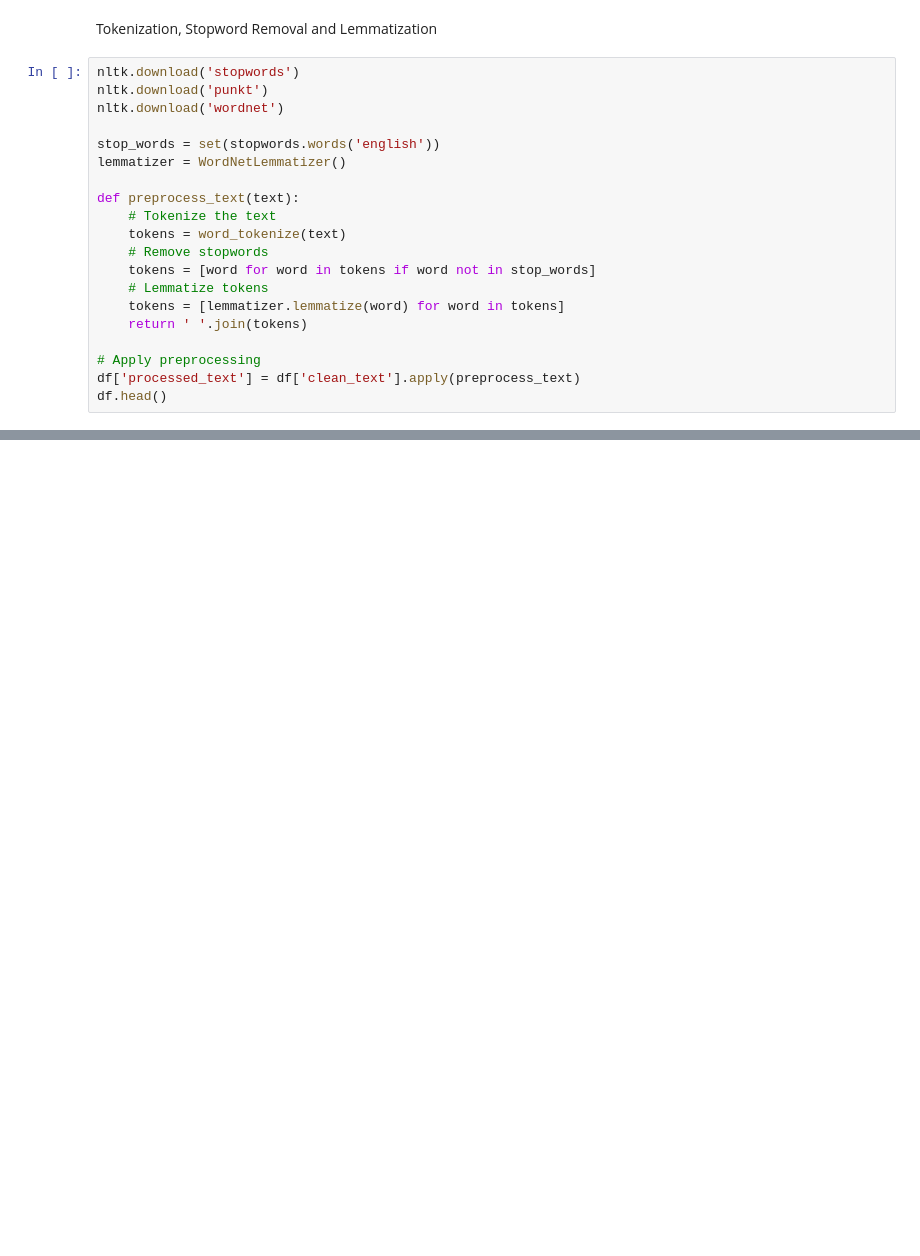
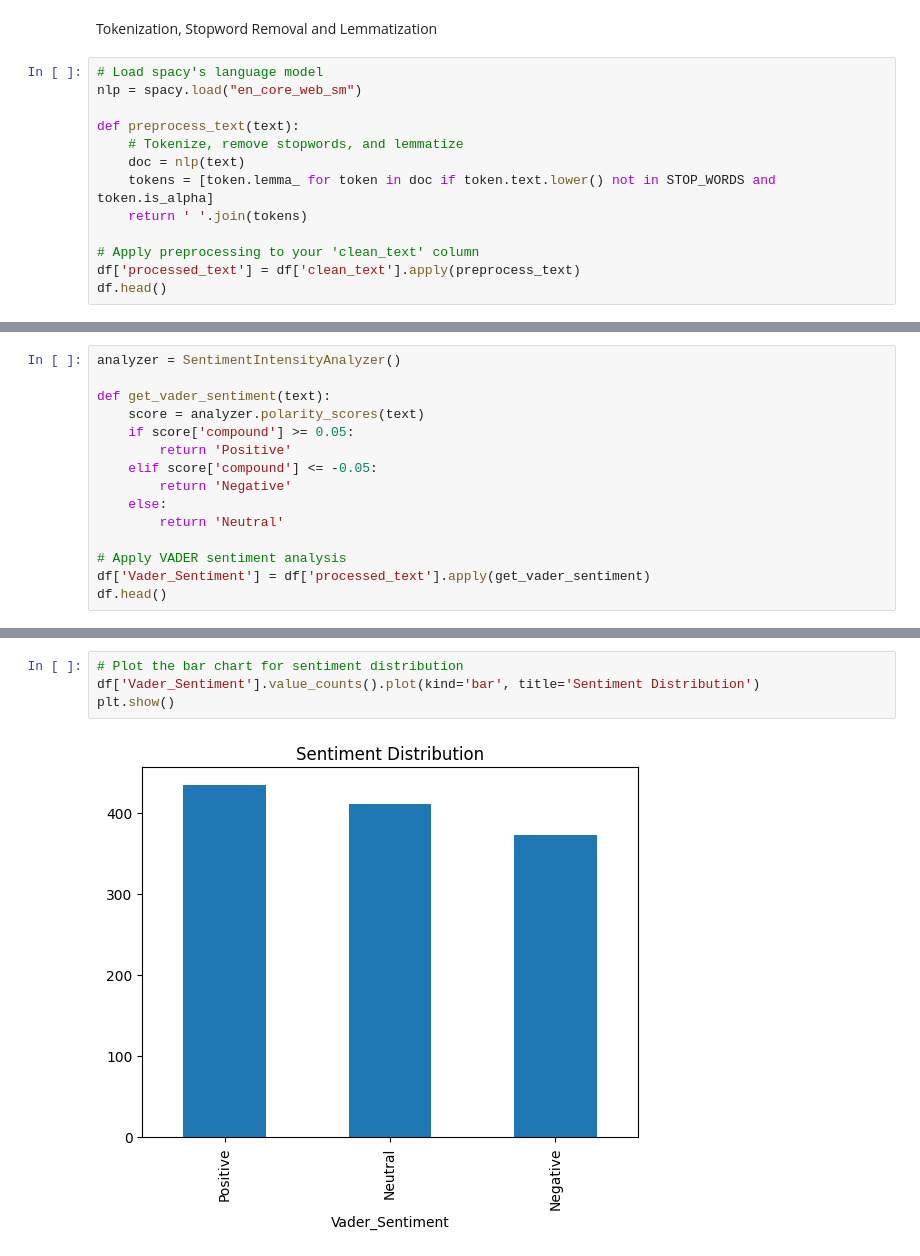
Before and after one commit to data-driven-news/X-sentiment-analysis, a Jupyter notebook: student.ipynb, the cells around one changed output, grey strips where cells are left out. Drawn from its saved outputs; the diff is of its cells as text; blank space fills up the shorter version.

Commit message:
Finishing sentiment check

```diff
--- a/student.ipynb
+++ b/student.ipynb
@@ -106,23 +119,16 @@ df['clean_text'] = df['Text'].apply(clean_text)
 # %% [markdown]
 Tokenization, Stopword Removal and Lemmatization
 # %%
-nltk.download('stopwords')
-nltk.download('punkt')
-nltk.download('wordnet')
-
-stop_words = set(stopwords.words('english'))
-lemmatizer = WordNetLemmatizer()
+# Load spacy's language model
+nlp = spacy.load("en_core_web_sm")
 
 def preprocess_text(text):
-    # Tokenize the text
-    tokens = word_tokenize(text)
-    # Remove stopwords
-    tokens = [word for word in tokens if word not in stop_words]
-    # Lemmatize tokens
-    tokens = [lemmatizer.lemmatize(word) for word in tokens]
+    # Tokenize, remove stopwords, and lemmatize
+    doc = nlp(text)
+    tokens = [token.lemma_ for token in doc if token.text.lower() not in STOP_WORDS and token.is_alpha]
     return ' '.join(tokens)
 
-# Apply preprocessing
+# Apply preprocessing to your 'clean_text' column
 df['processed_text'] = df['clean_text'].apply(preprocess_text)
 df.head()
 # %% [output]
@@ -141,0 +143,15 @@ LookupError:
+# %%
+analyzer = SentimentIntensityAnalyzer()
+
+def get_vader_sentiment(text):
+    score = analyzer.polarity_scores(text)
+    if score['compound'] >= 0.05:
+        return 'Positive'
+    elif score['compound'] <= -0.05:
+        return 'Negative'
+    else:
+        return 'Neutral'
+
+# Apply VADER sentiment analysis
+df['Vader_Sentiment'] = df['processed_text'].apply(get_vader_sentiment)
+df.head()
@@ -141,0 +168,6 @@ LookupError:
+# %%
+# Plot the bar chart for sentiment distribution
+df['Vader_Sentiment'].value_counts().plot(kind='bar', title='Sentiment Distribution')
+plt.show()
+# %% [output]
+[figure, added]
```
Also changed, not shown: parts of 13 cells of this notebook, 2 other files.
